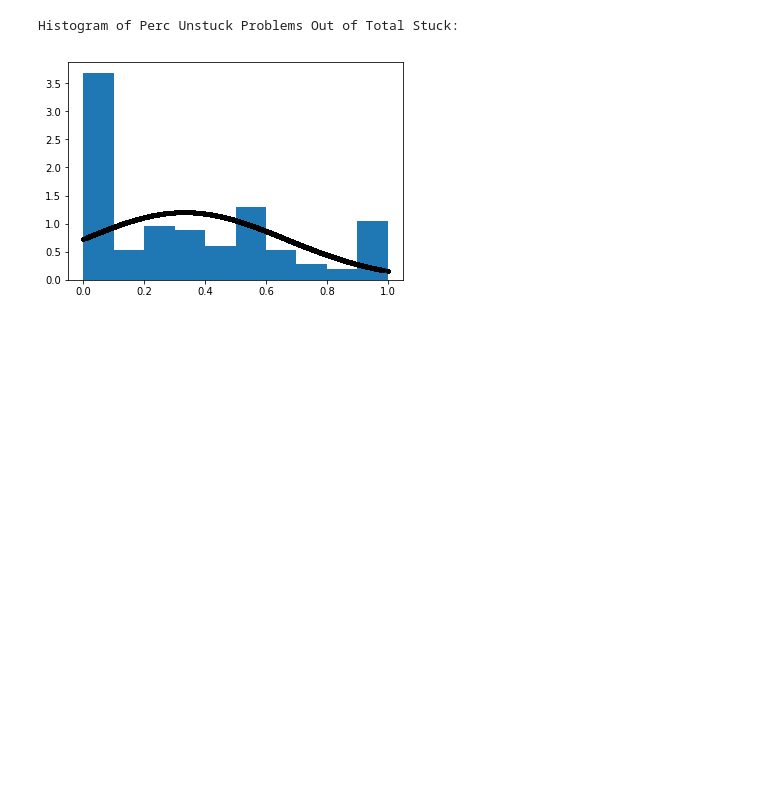
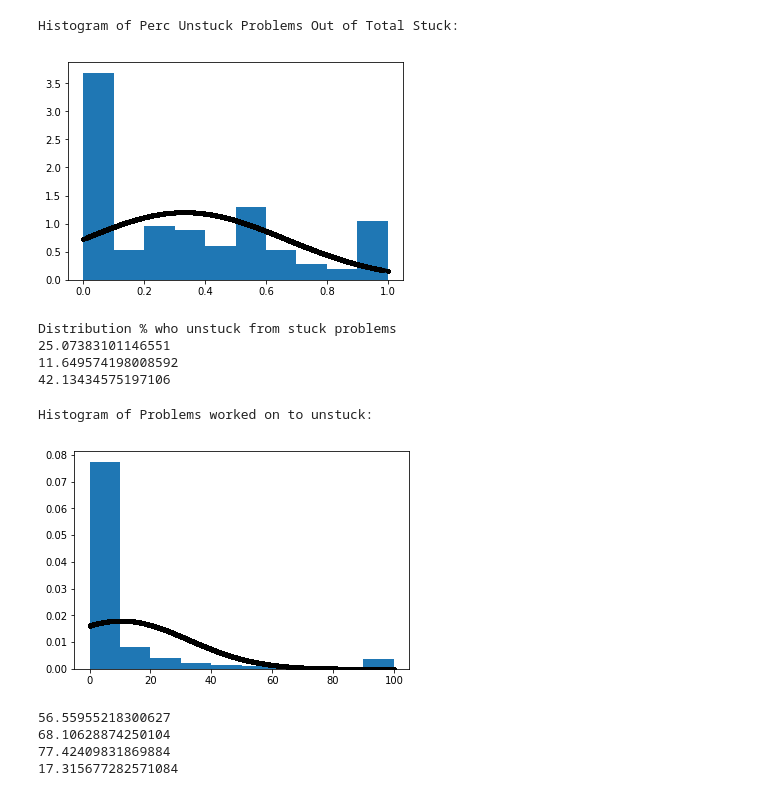
Before and after one commit to catli/cahl-remediation-research, a Jupyter notebook: Aggregate stuckness summary data .ipynb, the cells around one changed output. Saved outputs shown, nothing was run; the diff lists cells and outputs as text; code cells hidden in the pictures; blank space fills up the shorter version.

```diff
--- a/Aggregate stuckness summary data .ipynb
+++ b/Aggregate stuckness summary data .ipynb
@@ -135,6 +171,39 @@ unstuck_norm_fit = stats.norm.pdf( perc_unstuck, np.mean(perc_unstuck), np.std(p
 plt.plot(perc_unstuck, unstuck_norm_fit,'.', color = 'black')
 plt.hist(perc_unstuck, normed=True)
 plt.show()
+
+print('Distribution % who unstuck from stuck problems ')
+print( sum(perc_unstuck>0.5)*100/len(perc_unstuck)) # '%d unstuck at least 50% of their stuck skills' %
+print(sum(perc_unstuck>0.8)*100/len(perc_unstuck)) # '%d unstuck over 80% of stuck skills'
+print(sum(perc_unstuck<0.2)*100/len(perc_unstuck)) #  '%d never unstuck on 80% of skills'
 # %% [output]
 Histogram of Perc Unstuck Problems Out of Total Stuck:
 [figure]
+Distribution % who unstuck from stuck problems
+25.07383101146551
+11.649574198008592
+42.13434575197106
+# %%
+plt.close()
+print('Histogram of Problems worked on to unstuck:')
+unstuck_problems = stuck[(stuck['never_unstuck_problems']>0)]
+num_unstuck_problems = unstuck_problems['unstuck_remediation_problems']/unstuck_problems['never_unstuck_problems']
+# cap to 100
+num_unstuck_problems[num_unstuck_problems>100] =100
+
+unstuck_problems_norm_fit = stats.norm.pdf( num_unstuck_problems, np.mean(num_unstuck_problems), np.std(num_unstuck_problems))
+plt.plot(num_unstuck_problems, unstuck_problems_norm_fit,'.', color = 'black')
+plt.hist(num_unstuck_problems, normed=True)
+plt.show()
+
+print( sum(num_unstuck_problems<2)*100/len(num_unstuck_problems)) # '%d work on less than 2 problems' %
+print( sum(num_unstuck_problems<5)*100/len(num_unstuck_problems)) # '%d work on less than 5 problems' %
+print( sum(num_unstuck_problems<10)*100/len(num_unstuck_problems)) # '%d work on less than 10 problems' %
+print( sum(num_unstuck_problems>15)*100/len(num_unstuck_problems)) # '%d work on less than 15 problems' %
+# %% [output]
+Histogram of Problems worked on to unstuck:
+[figure, added]
+56.55955218300627
+68.10628874250104
+77.42409831869884
+17.315677282571084
```
Also changed, not shown: parts of 2 cells of this notebook, 2 other files.
